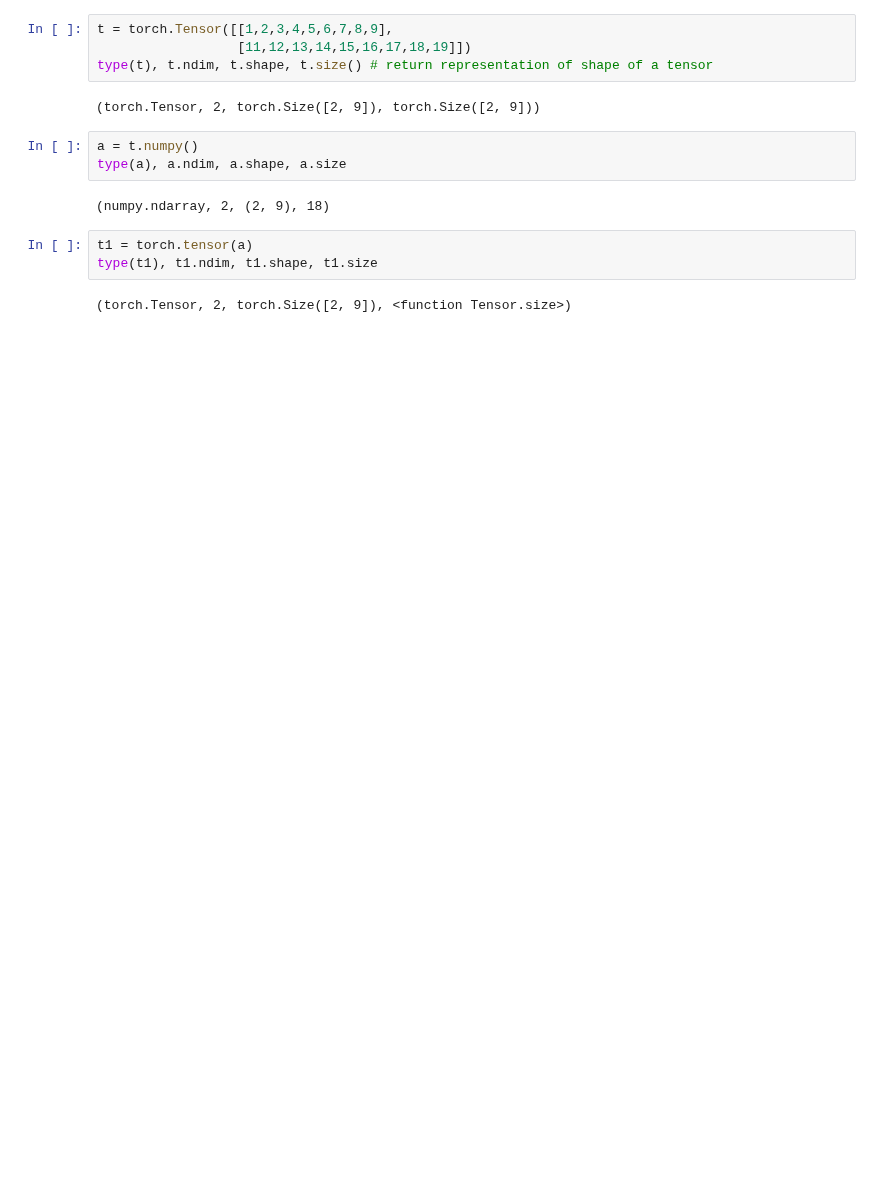
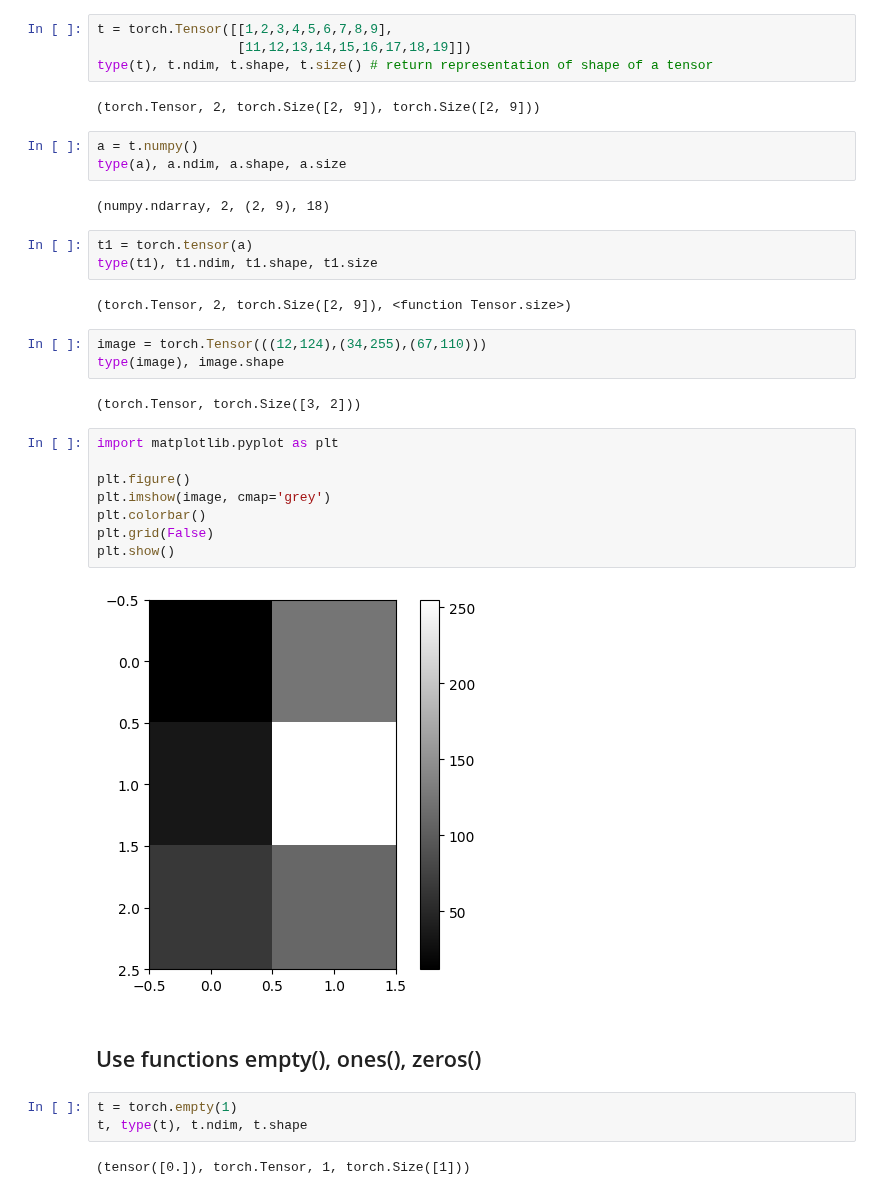
Before and after one commit to weip2008/LearnTorch, a Jupyter notebook: doc/torchBasics.ipynb, the cells around one changed output. Saved outputs shown, nothing was run; the diff lists cells and outputs as text; blank space fills up the shorter version.

```diff
--- a/doc/torchBasics.ipynb
+++ b/doc/torchBasics.ipynb
@@ -29,3 +29,25 @@ t1 = torch.tensor(a)
 type(t1), t1.ndim, t1.shape, t1.size
 # %% [output]
 (torch.Tensor, 2, torch.Size([2, 9]), <function Tensor.size>)
+# %%
+image = torch.Tensor(((12,124),(34,255),(67,110)))
+type(image), image.shape
+# %% [output]
+(torch.Tensor, torch.Size([3, 2]))
+# %%
+import matplotlib.pyplot as plt
+
+plt.figure()
+plt.imshow(image, cmap='grey')
+plt.colorbar()
+plt.grid(False)
+plt.show()
+# %% [output]
+[figure, added]
+# %% [markdown]
+## Use functions empty(), ones(), zeros()
+# %%
+t = torch.empty(1)
+t, type(t), t.ndim, t.shape
+# %% [output]
+(tensor([0.]), torch.Tensor, 1, torch.Size([1]))
```
Also changed, not shown: parts of 8 cells of this notebook, 1 other file.
